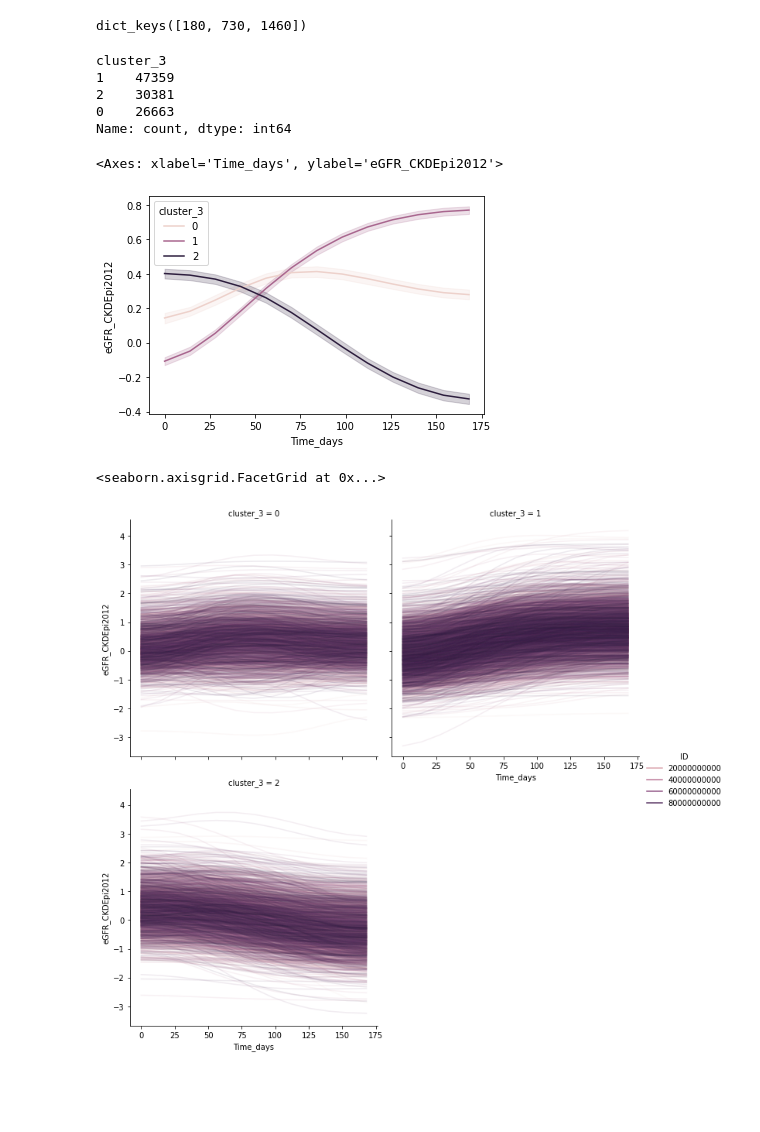
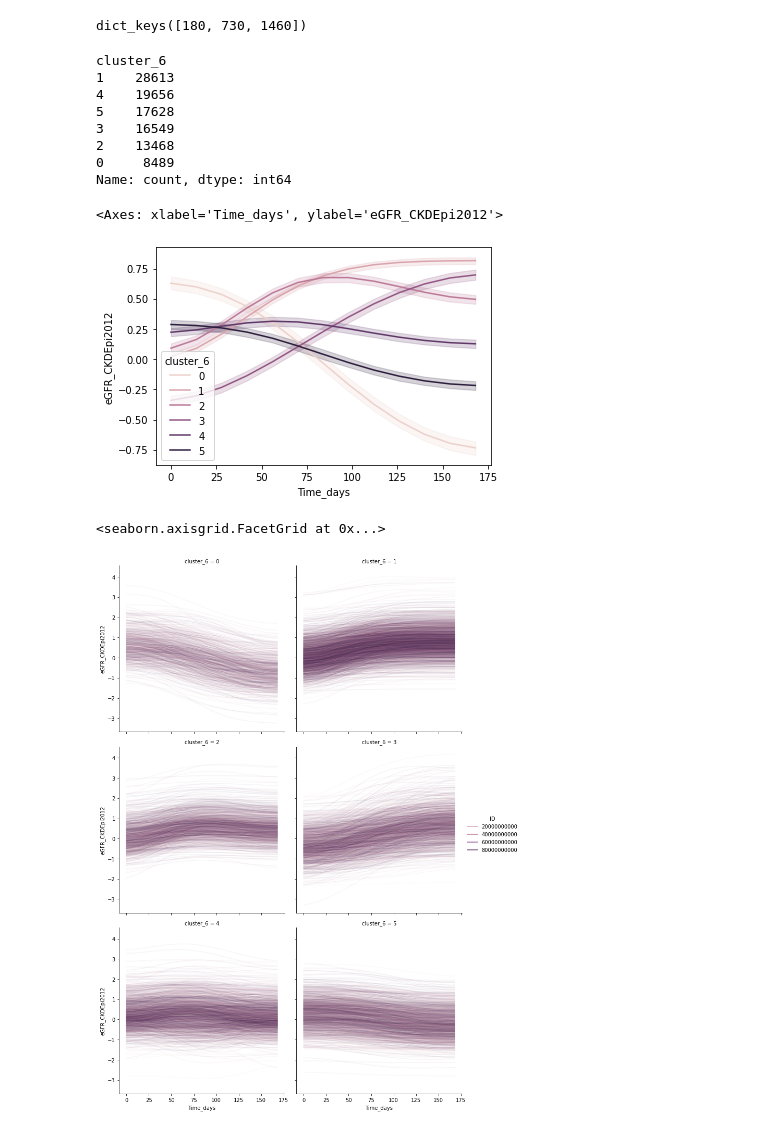
Before and after one commit to bramiozo/TimEx, a Jupyter notebook: sandbox/AKI_crossectional.ipynb, the cells around one changed output. Drawn from its saved outputs; the diff is of its cells as text; code cells hidden in the pictures; blank space fills up the shorter version.

```diff
--- a/sandbox/AKI_crossectional.ipynb
+++ b/sandbox/AKI_crossectional.ipynb
@@ -437,7 +437,7 @@ for period in tqdm(CrossSectDict.keys()):
     for preptype in CrossSectDict[period].keys():
         RangeDFDict_smoothed[period] = \
             pd.merge(RangeDFDict_smoothed[period],
-                    CrossSectDict[period][preptype][['cluster_3']],
+                    CrossSectDict[period][preptype][['cluster_6']],
                     left_on='ID',
                     right_index=True,
                     how='left',
@@ -461,34 +461,37 @@ RangeDFDict_smoothed.keys()
 # %% [output]
 dict_keys([180, 730, 1460])
 # %%
-RangeDFDict_smoothed[180].cluster_3.value_counts()
+RangeDFDict_smoothed[180].cluster_6.value_counts()
 # %% [output]
-cluster_3
-1    47359
-2    30381
-0    26663
+cluster_6
+1    28613
+4    19656
+5    17628
+3    16549
+2    13468
+0     8489
 Name: count, dtype: int64
 # %%
 sns.lineplot(data=RangeDFDict_smoothed[180],
              x='Time_days',
              y='eGFR_CKDEpi2012',
-             hue='cluster_3',
+             hue='cluster_6',
              err_style='band',
              errorbar='ci',
              )
 # %% [output]
 <Axes: xlabel='Time_days', ylabel='eGFR_CKDEpi2012'>
-[figure, old version]
+[figure, new version]
 # %%
 sns.relplot(data=RangeDFDict_smoothed[180],
              x='Time_days',
              y='eGFR_CKDEpi2012',
              hue='ID',
              kind='line',
-             col='cluster_3',
+             col='cluster_6',
              col_wrap=2,
-             alpha=0.1
+             alpha=0.05
              )
 # %% [output]
 <seaborn.axisgrid.FacetGrid at 0x...>
-[figure, old version]
+[figure, new version]
```
Also changed, not shown: parts of 3 cells of this notebook, 1 other file.
